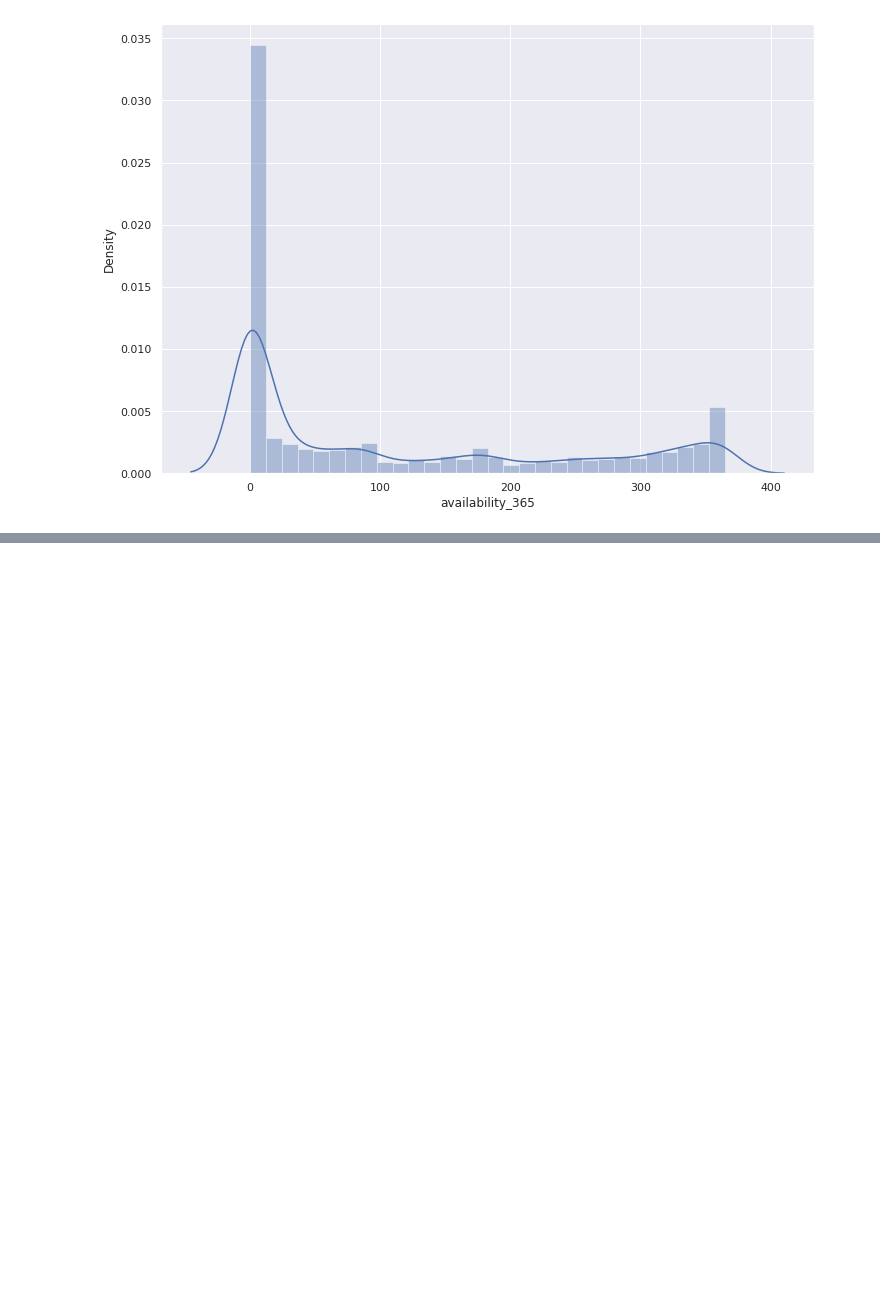
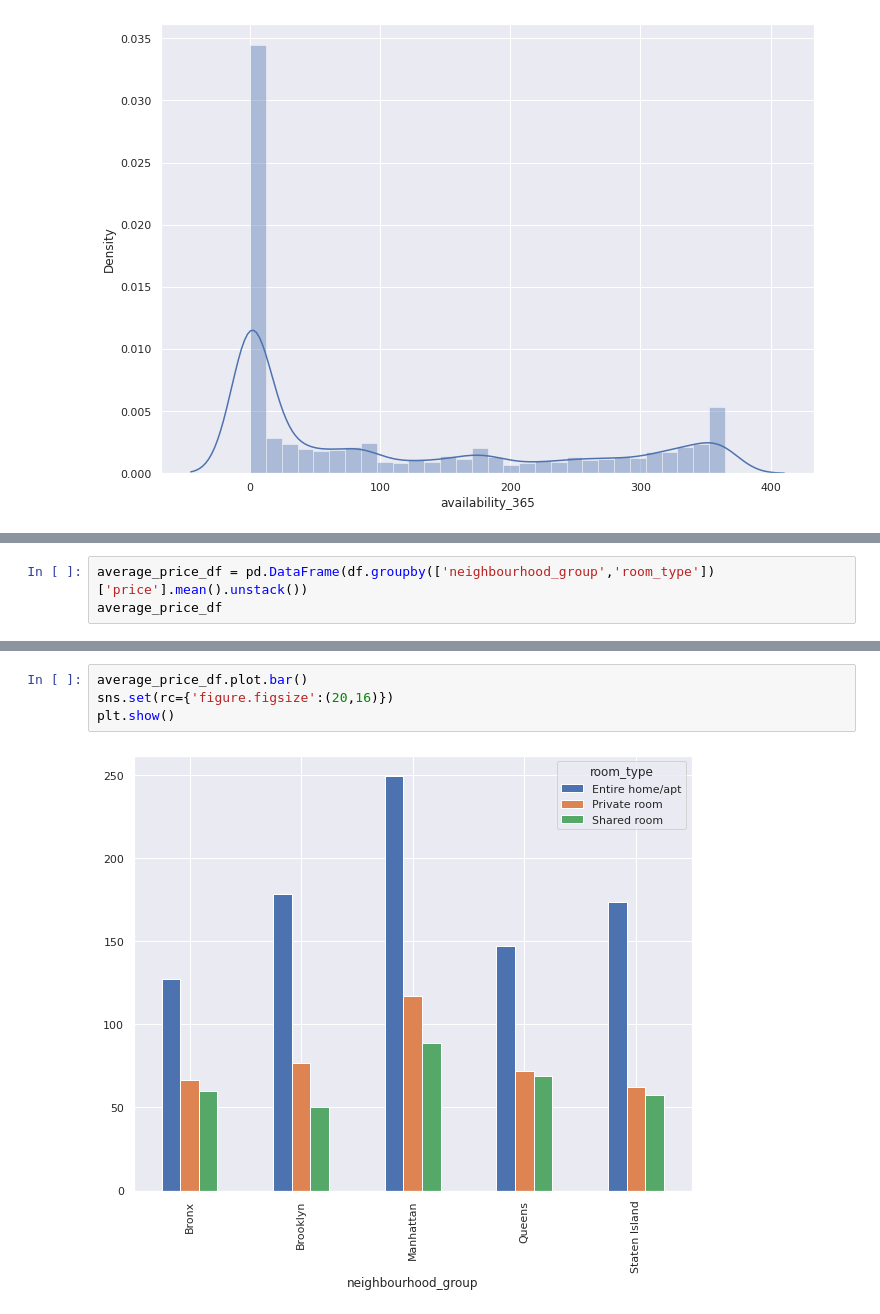
Before and after one commit to dushyantmaharshi/AirBnb-Data-Analysis, a Jupyter notebook: Airbnb_Bookings_Analysis_Capstone_Project_1_.ipynb, the cells around one changed output, grey strips where cells are left out. Saved outputs shown, nothing was run; the diff lists cells and outputs as text; blank space fills up the shorter version.

```diff
--- a/Airbnb_Bookings_Analysis_Capstone_Project_1_.ipynb
+++ b/Airbnb_Bookings_Analysis_Capstone_Project_1_.ipynb
@@ -280,0 +302,3 @@ for i in df.columns:
+# %%
+average_price_df = pd.DataFrame(df.groupby(['neighbourhood_group','room_type'])['price'].mean().unstack())
+average_price_df
@@ -280,0 +313,6 @@ for i in df.columns:
+# %%
+average_price_df.plot.bar()
+sns.set(rc={'figure.figsize':(20,16)})
+plt.show()
+# %% [output]
+[figure, added]
```
Also changed, not shown: parts of 10 cells of this notebook.
